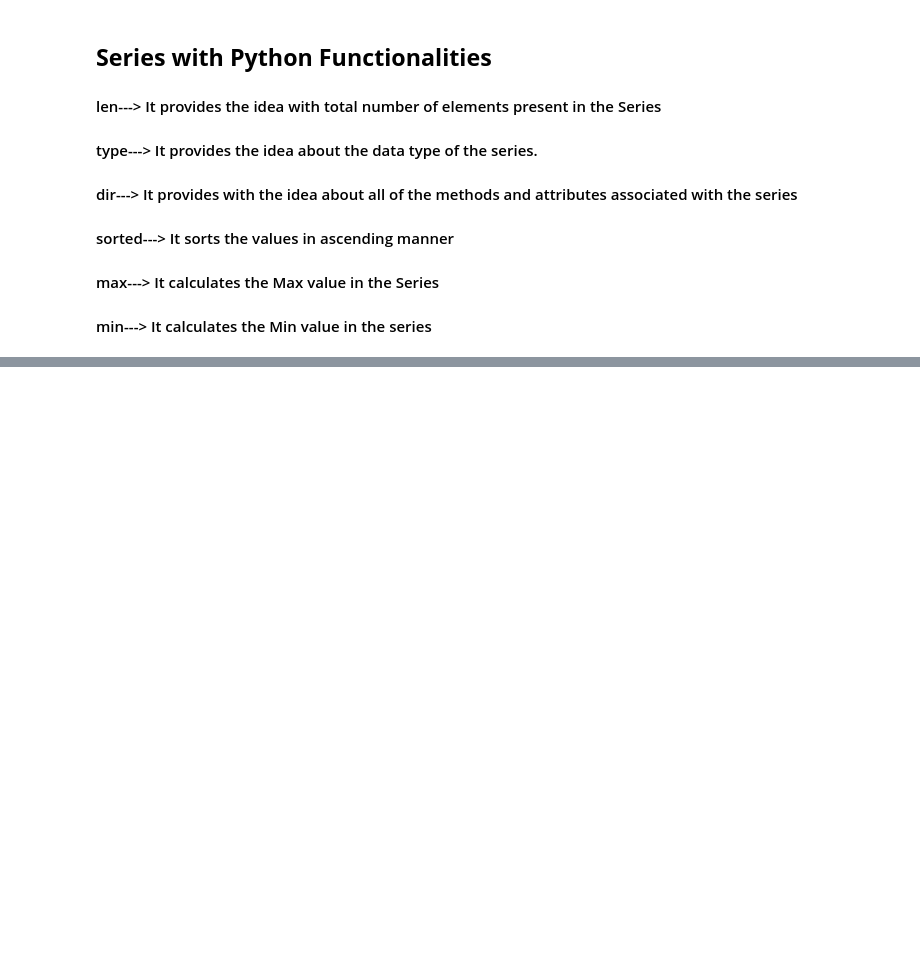
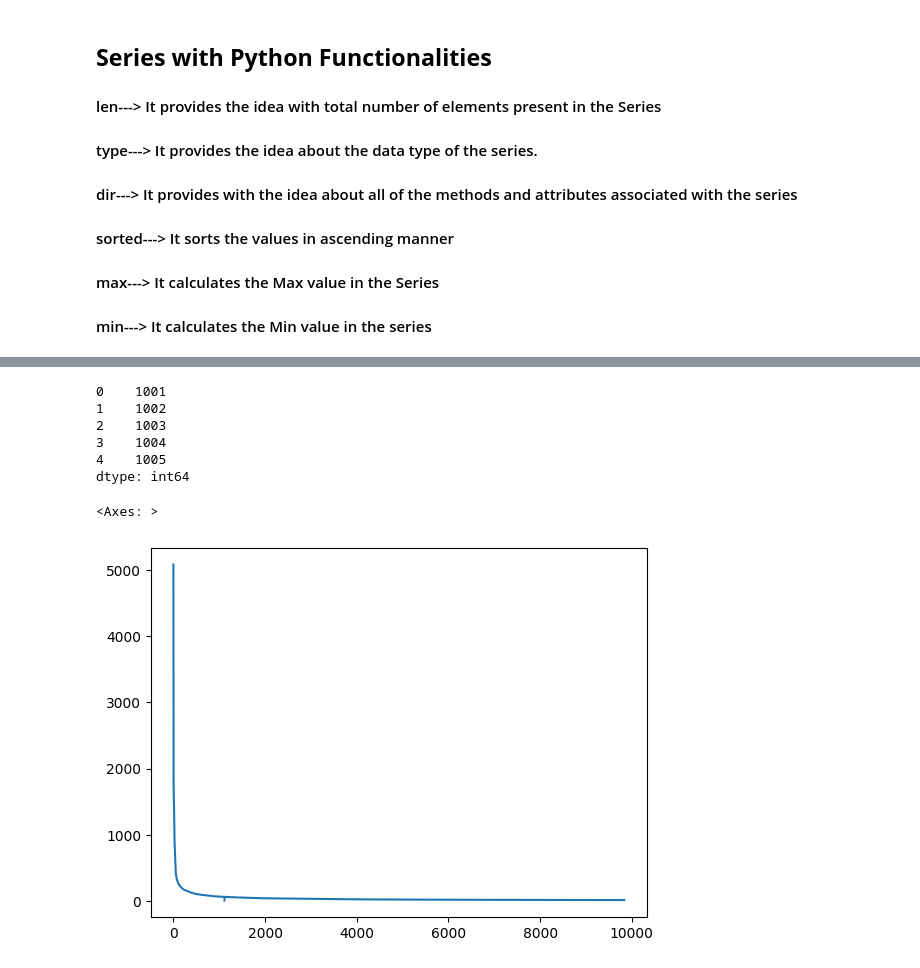
Before and after one commit to priyanshu-1006/Generative-AI, a Jupyter notebook: Machine_Learning/Prerequisite/02_Pandas/02_Series.ipynb, the cells around one changed output, grey strips where cells are left out. Drawn from its saved outputs; the diff is of its cells as text; code cells hidden in the pictures; blank space fills up the shorter version.

Commit message:
Plotting in Series

```diff
--- a/Machine_Learning/Prerequisite/02_Pandas/02_Series.ipynb
+++ b/Machine_Learning/Prerequisite/02_Pandas/02_Series.ipynb
@@ -697,0 +799,14 @@ Name: Popularity, Length: 9837, dtype: float64
+# %%
+addedData
+# %% [output]
+0    1001
+1    1002
+2    1003
+3    1004
+4    1005
+dtype: int64
+# %%
+Popularity.plot()
+# %% [output]
+<Axes: >
+[figure, added]
```
Also changed, not shown: parts of 24 cells of this notebook.
